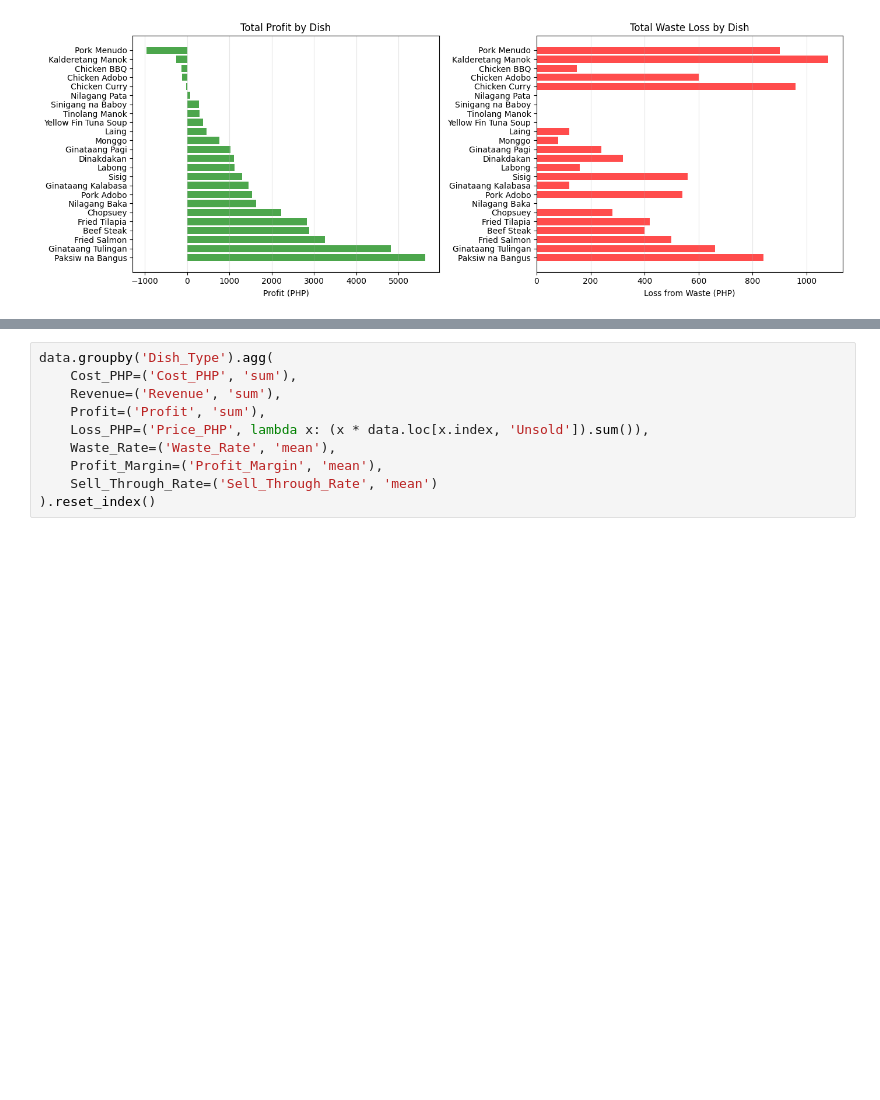
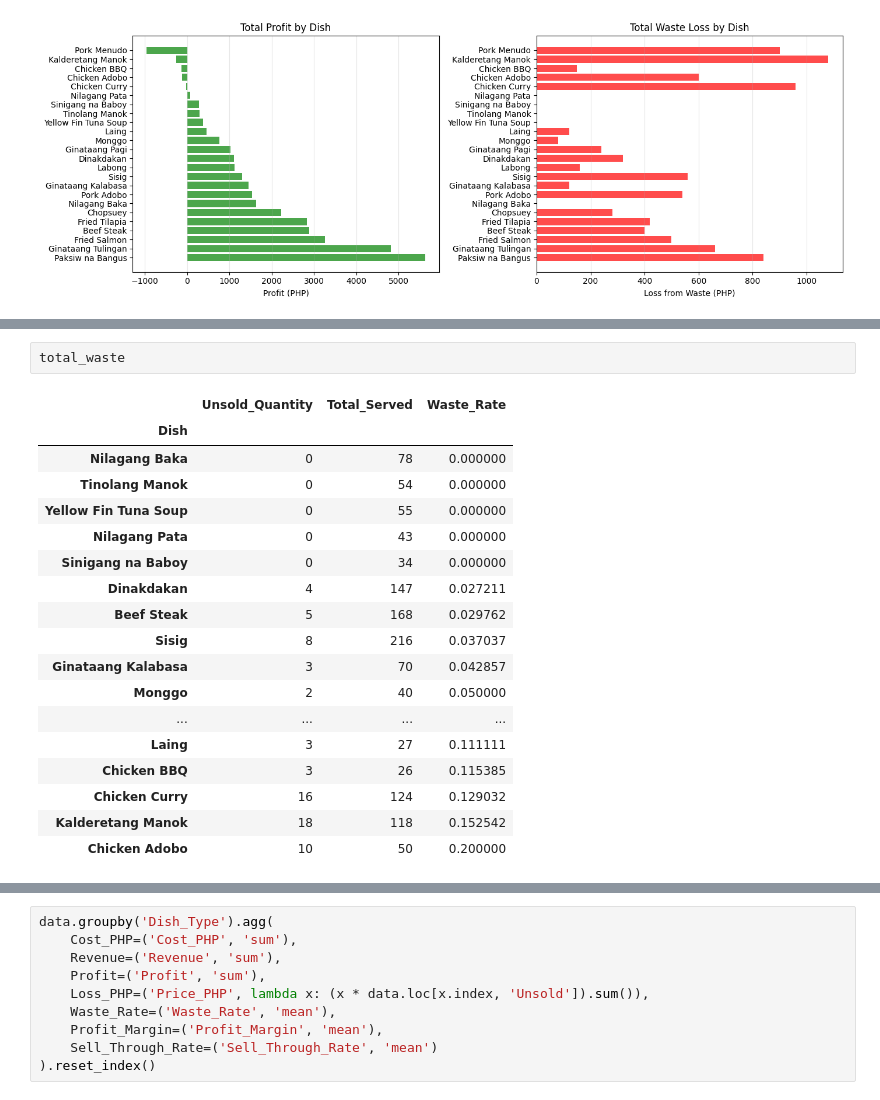
Before and after one commit to baldeoJV/CCDATS1L_PROJECT, a Jupyter notebook: main.ipynb, the cells around one changed output, grey strips where cells are left out. Cells and saved outputs as stored; diff of their text form; blank space fills up the shorter version.

```diff
--- a/main.ipynb
+++ b/main.ipynb
@@ -373,0 +365,21 @@ plt.show()
+# %%
+total_waste
+# %% [output]
+|  | Unsold_Quantity | Total_Served | Waste_Rate |
+| Dish |  |  |  |
+| Nilagang Baka | 0 | 78 | 0.000000 |
+| Tinolang Manok | 0 | 54 | 0.000000 |
+| Yellow Fin Tuna Soup | 0 | 55 | 0.000000 |
+| Nilagang Pata | 0 | 43 | 0.000000 |
+| Sinigang na Baboy | 0 | 34 | 0.000000 |
+| Dinakdakan | 4 | 147 | 0.027211 |
+| Beef Steak | 5 | 168 | 0.029762 |
+| Sisig | 8 | 216 | 0.037037 |
+| Ginataang Kalabasa | 3 | 70 | 0.042857 |
+| Monggo | 2 | 40 | 0.050000 |
+| ... | ... | ... | ... |
+| Laing | 3 | 27 | 0.111111 |
+| Chicken BBQ | 3 | 26 | 0.115385 |
+| Chicken Curry | 16 | 124 | 0.129032 |
+| Kalderetang Manok | 18 | 118 | 0.152542 |
+| Chicken Adobo | 10 | 50 | 0.200000 |
```
Also changed, not shown: parts of 3 cells of this notebook, 3 other files.
